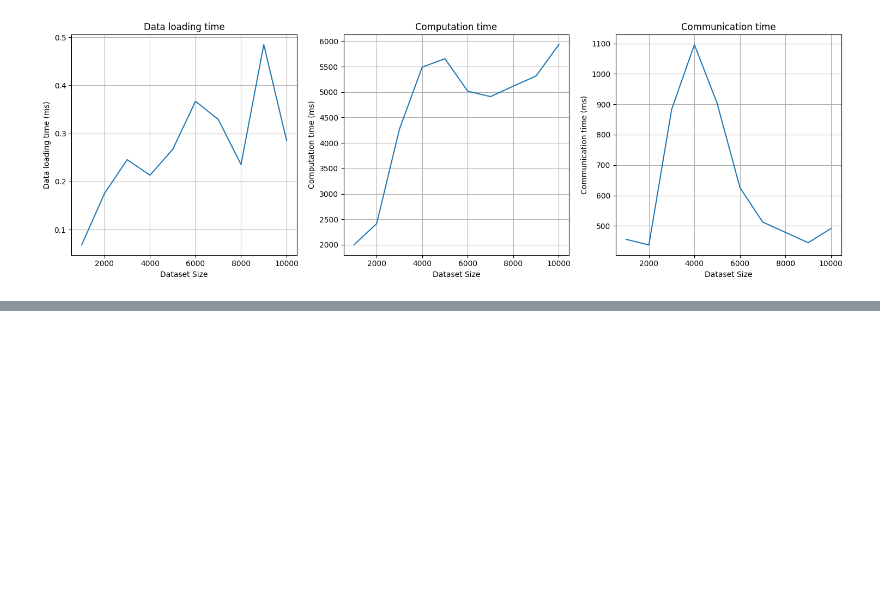
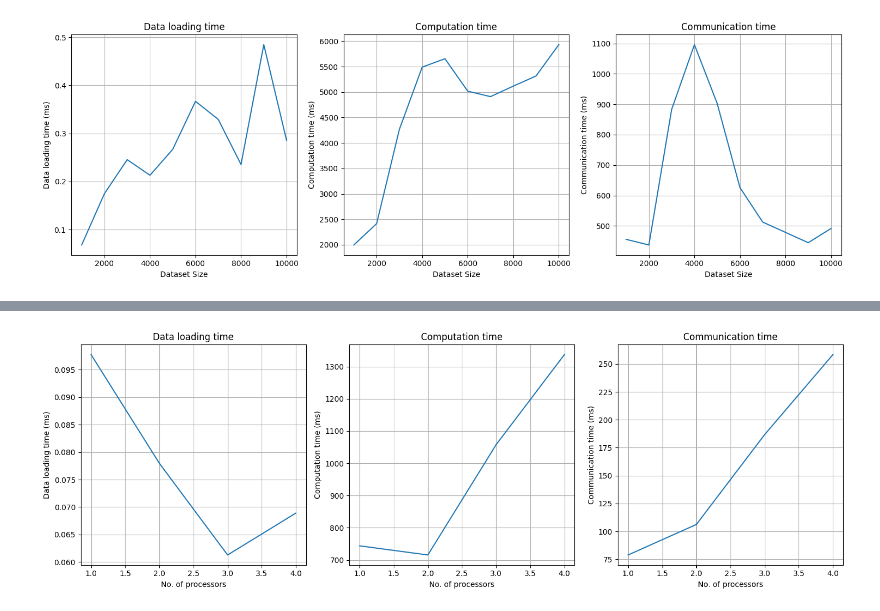
Before and after one commit to UmeshanUC/Parallelizing-and-Benchmarking-K-Means-Algorithm-HPC, a Jupyter notebook: main.ipynb, the cells around one changed output, grey strips where cells are left out. Cells and saved outputs as stored; diff of their text form; code cells hidden in the pictures; blank space fills up the shorter version.

```diff
--- a/main.ipynb
+++ b/main.ipynb
@@ -10,17 +12,17 @@ import numpy as np
 # clean metadata files
 bashrun("rm meta*.csv")
 
-sample_sizes = []
+procs = []
 
 for i in range(1000, 11000, 1000):
     print("x", end='')
 
-    sample_sizes.append(i)
+    procs.append(i)
 
-    n_samples = i
+    n_procs = i
     # bashrun(f"python3 k-means.py {n_samples}")
 
-    bashrun(f"mpirun -n 4 python3 parallel_km_final.py {n_samples}")
+    bashrun(f"mpirun -n 4 python3 parallel_km_final.py {n_procs}")
 
 
 # Read the CSV file into a NumPy array
@@ -34,7 +36,7 @@ plt.figure(figsize=(15, 5))
 # First subplot
 plt.subplot(131)  # 1 row, 3 columns, 1st subplot
 plt.title("Data loading time")
-plt.plot(sample_sizes, data_para[:, 0], label='Parallel')
+plt.plot(procs, data_para[:, 0], label='Parallel')
 plt.grid()
 plt.xlabel("Dataset Size")
 plt.ylabel('Data loading time (ms)')
@@ -42,7 +44,7 @@ plt.ylabel('Data loading time (ms)')
 
 # Second subplot
 plt.subplot(132)  # 1 row, 3 columns, 2nd subplot
-plt.plot(sample_sizes, data_para[:, 1], label='Parallel')
+plt.plot(procs, data_para[:, 1], label='Parallel')
 plt.grid()
 plt.xlabel("Dataset Size")
 plt.ylabel('Computation time (ms)')
@@ -52,7 +54,7 @@ plt.title("Computation time")
 # Third subplot
 plt.subplot(133)  # 1 row, 3 columns, 3rd subplot
 plt.title("Communication time")
-plt.plot(sample_sizes, data_para[:, 2], label='Parallel')
+plt.plot(procs, data_para[:, 2], label='Parallel')
 plt.grid()
 plt.xlabel("Dataset Size")
 plt.ylabel('Communication time (ms)')
@@ -118,0 +73,66 @@ plt.show()
+# %%
+from helpers.bashrun import bashrun
+from helpers.generate_data import generate_data
+from helpers.plotPerformance import plotPerformance
+from helpers.run_and_measure import run_and_measure
+import time
+import matplotlib.pyplot as plt
+import numpy as np
+
+# clean metadata files
+bashrun("rm meta*.csv")
+
+procs = []
+
+for i in [1,2,3,4]:
+    print("x", end='')
+
+    procs.append(i)
+
+    n_procs = i
+    # bashrun(f"python3 k-means.py {n_samples}")
+
+    bashrun(f"mpirun -n {n_procs} python3 parallel_km_final.py 1000")
+
+
+# Read the CSV file into a NumPy array
+    # Row format
+    # row --> data loading time, computation time, communication time
+# data_seq = np.loadtxt('meta_seq.csv', delimiter=',', dtype=np.float32) * 1000 # *1000 makes it to ms
+data_para = np.loadtxt('meta_para.csv', delimiter=',', dtype=np.float32) * 1000 # *1000 makes it to ms
+
+plt.figure(figsize=(15, 5))
+
+# First subplot
+plt.subplot(131)  # 1 row, 3 columns, 1st subplot
+plt.title("Data loading time")
+plt.plot(procs, data_para[:, 0], label='Parallel')
+plt.grid()
+plt.xlabel("No. of processors")
+plt.ylabel('Data loading time (ms)')
+
+
+# Second subplot
+plt.subplot(132)  # 1 row, 3 columns, 2nd subplot
+plt.plot(procs, data_para[:, 1], label='Parallel')
+plt.grid()
+plt.xlabel("No. of processors")
+plt.ylabel('Computation time (ms)')
+plt.title("Computation time")
+
+
+# Third subplot
+plt.subplot(133)  # 1 row, 3 columns, 3rd subplot
+plt.title("Communication time")
+plt.plot(procs, data_para[:, 2], label='Parallel')
+plt.grid()
+plt.xlabel("No. of processors")
+plt.ylabel('Communication time (ms)')
+
+
+# Adjust spacing between subplots
+plt.tight_layout()
+
+# Display the plot
+plt.show()
+# %% [output]
@@ -118,0 +140 @@ plt.show()
+[figure, added]
```
Also changed, not shown: parts of 16 cells of this notebook, 2 other files.
